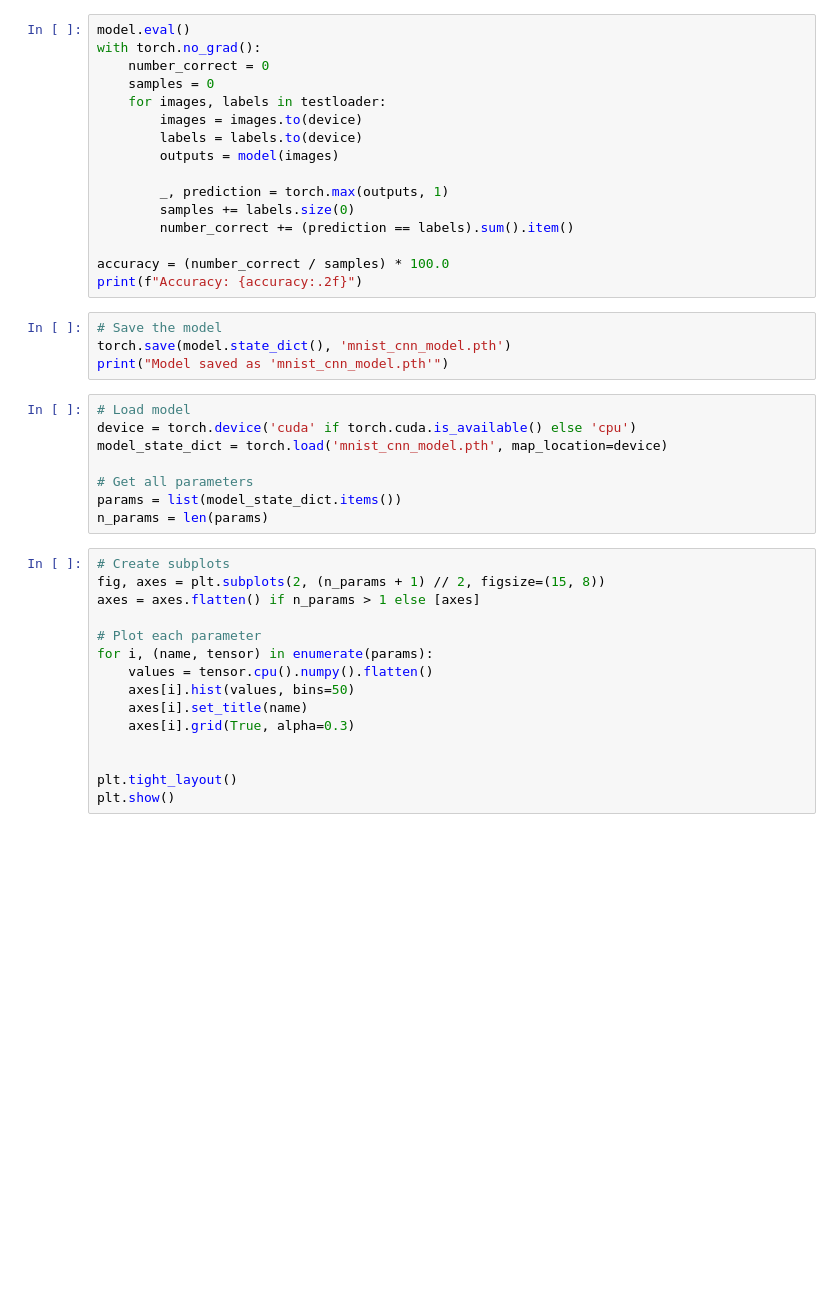
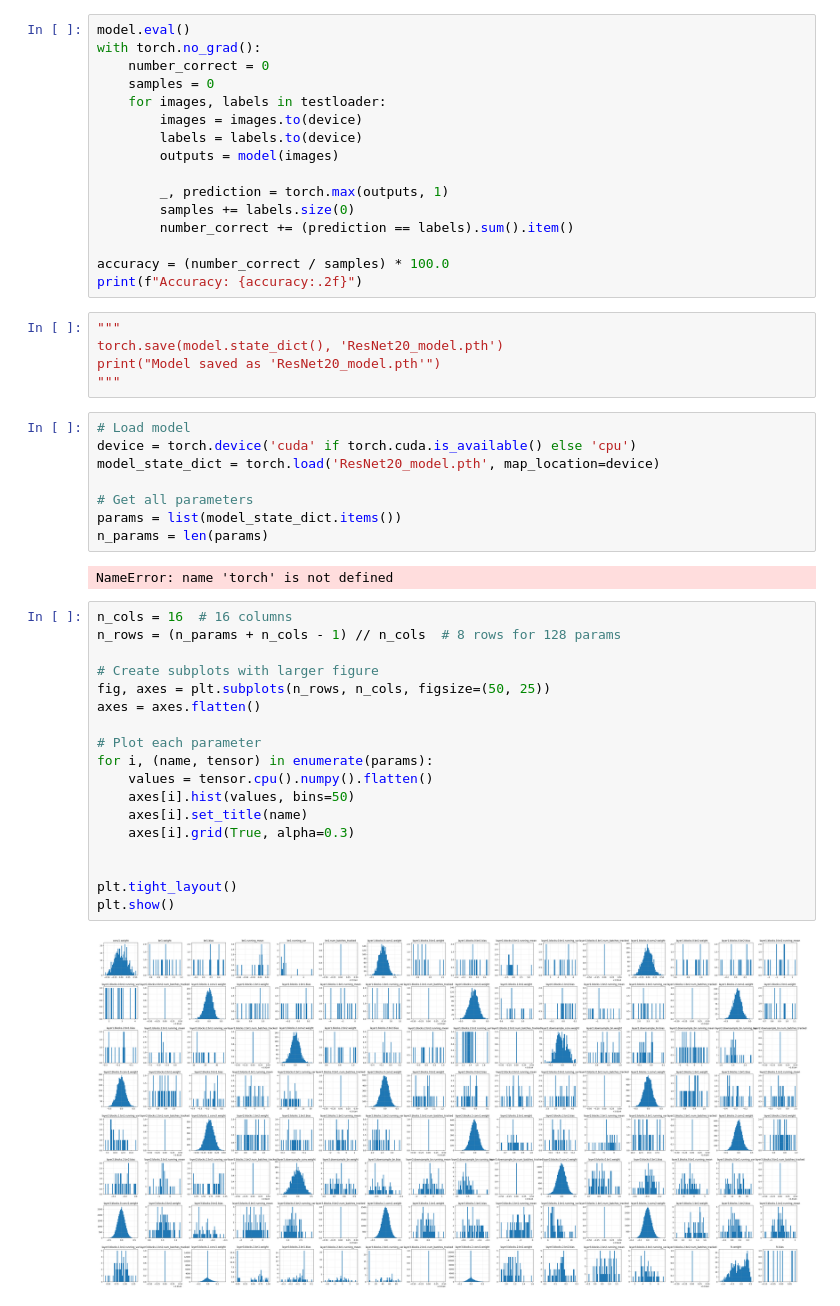
Before and after one commit to ckeegan12/Resnet20, a Jupyter notebook: lib/CNN/main.ipynb, the cells around one changed output. Drawn from its saved outputs; the diff is of its cells as text; blank space fills up the shorter version.

```diff
--- a/lib/CNN/main.ipynb
+++ b/lib/CNN/main.ipynb
@@ -83,29 +81,37 @@ with torch.no_grad():
 accuracy = (number_correct / samples) * 100.0
 print(f"Accuracy: {accuracy:.2f}")
 # %%
-# Save the model
-torch.save(model.state_dict(), 'mnist_cnn_model.pth')
-print("Model saved as 'mnist_cnn_model.pth'")
+"""
+torch.save(model.state_dict(), 'ResNet20_model.pth')
+print("Model saved as 'ResNet20_model.pth'")
+"""
 # %%
 # Load model
 device = torch.device('cuda' if torch.cuda.is_available() else 'cpu')
-model_state_dict = torch.load('mnist_cnn_model.pth', map_location=device)
+model_state_dict = torch.load('ResNet20_model.pth', map_location=device)
 
 # Get all parameters
 params = list(model_state_dict.items())
 n_params = len(params)
+# %% [output]
+NameError: name 'torch' is not defined
 # %%
-# Create subplots
-fig, axes = plt.subplots(2, (n_params + 1) // 2, figsize=(15, 8))
-axes = axes.flatten() if n_params > 1 else [axes]
+n_cols = 16  # 16 columns
+n_rows = (n_params + n_cols - 1) // n_cols  # 8 rows for 128 params
+
+# Create subplots with larger figure
+fig, axes = plt.subplots(n_rows, n_cols, figsize=(50, 25))
+axes = axes.flatten()
 
 # Plot each parameter
 for i, (name, tensor) in enumerate(params):
     values = tensor.cpu().numpy().flatten()
     axes[i].hist(values, bins=50)
     axes[i].set_title(name)
     axes[i].grid(True, alpha=0.3)
 
 
 plt.tight_layout()
 plt.show()
+# %% [output]
+[figure, added]
```
Also changed, not shown: parts of 5 cells of this notebook, 2 other files.
